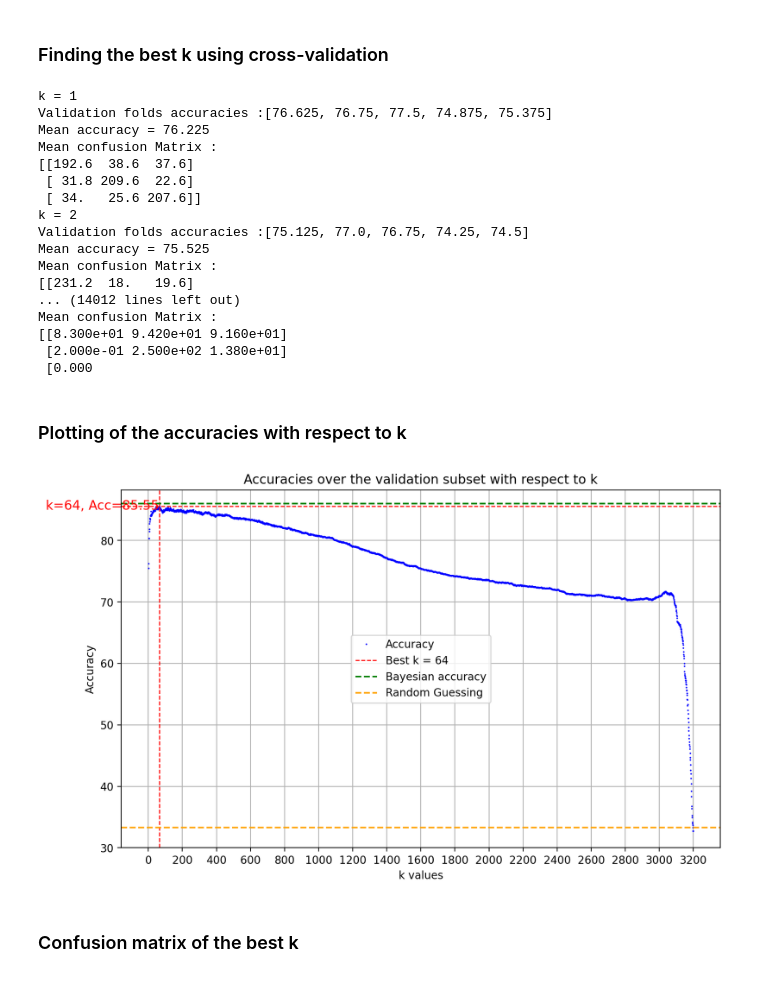
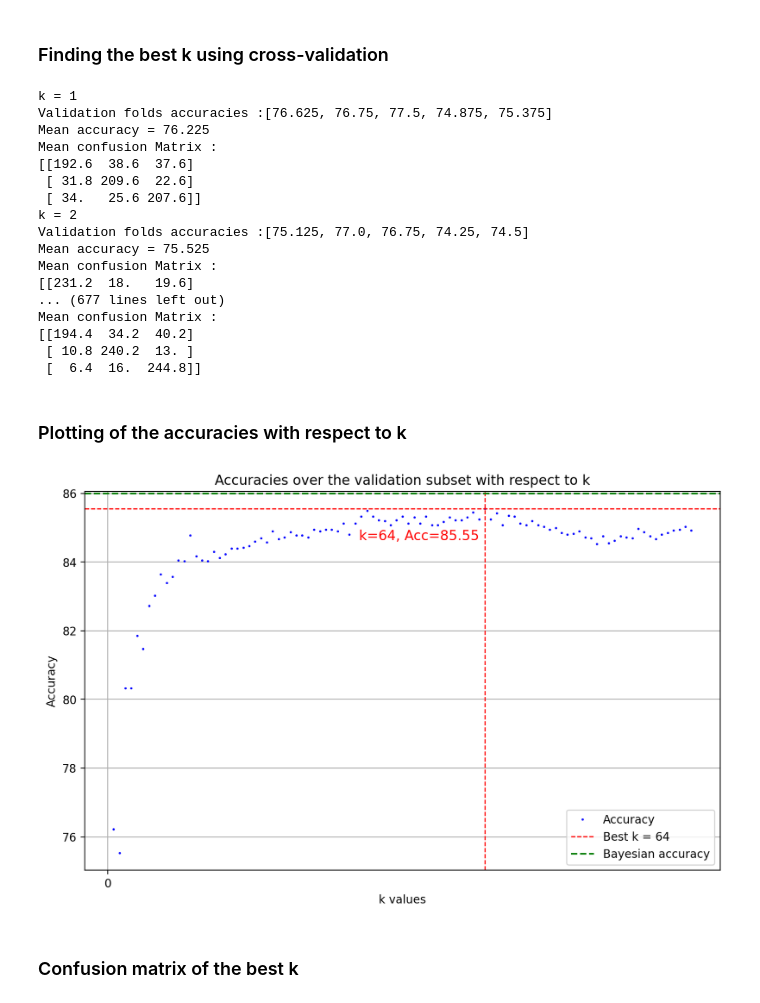
Before and after one commit to bapt-mat/Intro-to-Machine-Learning-Project, a Jupyter notebook: project.ipynb, the cells around one changed output. Cells and saved outputs as stored; diff of their text form; code cells hidden in the pictures.

```diff
--- a/project.ipynb
+++ b/project.ipynb
@@ -150,7 +155,10 @@ def knn(labels, k, distance_tab=None, new_input=None, features_set=None):
             dist_array = euclidian_dist_array(new_input, features_set)
 
     # Getting the k nearest distances
-    k_nearest_indices = np.argpartition(dist_array, k)[:k]
+    if len(dist_array) > k:
+        k_nearest_indices = np.argpartition(dist_array, k)[:k]
+    else :  #for CNN when there is only one element in features_set, maybe find a way to avoid this
+        k_nearest_indices = np.argsort(dist_array)
 
     # Get the labels of the k nearest neighbors
     classes = labels[k_nearest_indices].ravel()
@@ -284,7 +292,7 @@ def tuning_k(nb_folds, y_folds, k_range, list_dist_mat):
     return best_k, list_accuracies, list_confusion_matrices
 
 k_max = int(x_train.shape[0] - (x_train.shape[0] / nb_folds))
-k_range = range(1, k_max)
+k_range = range(1, 100)
 
 best_k, accuracies, confusion_matrices = tuning_k(nb_folds=nb_folds, y_folds=y_subsets, k_range=k_range, list_dist_mat=list_dist_mat)
 max_accuracy = max(accuracies)
@@ -301,33 +309,33 @@ Validation folds accuracies :[75.125, 77.0, 76.75, 74.25, 74.5]
 Mean accuracy = 75.525
 Mean confusion Matrix :
 [[231.2  18.   19.6]
-... (14012 lines left out)
+... (677 lines left out)
 Mean confusion Matrix :
-[[8.300e+01 9.420e+01 9.160e+01]
- [2.000e-01 2.500e+02 1.380e+01]
- [0.000
+[[194.4  34.2  40.2]
+ [ 10.8 240.2  13. ]
+ [  6.4  16.  244.8]]
 # %% [markdown]
 ### Plotting of the accuracies with respect to k
 # %%
 plt.figure(figsize=(10, 6), dpi=200)
-plt.plot(k_range, accuracies, label='Accuracy', marker='o', color='b',markersize=.5,linestyle='None')
+plt.plot(k_range, accuracies, label='Accuracy', marker='o', color='b',markersize=1,linestyle='None')
 plt.axvline(x=best_k, color='r', linestyle='--', linewidth=1, label=f'Best k = {best_k}')
 plt.axhline(y=max_accuracy, color='r', linestyle='--', linewidth=1)
 plt.axhline(y=86, color='g', linestyle='--', label=f'Bayesian accuracy')
-plt.axhline(y=(1/3*100), color='orange', linestyle='--', label=f'Random Guessing')
 plt.text(best_k-1, max_accuracy-1, f'k={best_k}, Acc={max_accuracy:.2f}',
          horizontalalignment='right', verticalalignment='bottom',
          color='red', fontsize=12)
 plt.xlabel('k values')
 plt.ylabel('Accuracy')
 plt.xticks(np.arange(0, max(k_range)+2, 200))
-plt.yticks(np.arange(30, 90, 10))
+#plt.yticks(np.arange(30, 90, 10))
+#plt.axhline(y=(1/3*100), color='orange', linestyle='--', label=f'Random Guessing')
 plt.grid(True)
 plt.legend()
 plt.title("Accuracies over the validation subset with respect to k")
 plt.show()
 # %% [output]
-[figure, old version]
+[figure, new version]
 # %% [markdown]
 ### Confusion matrix of the best k
 # %%
```
Also changed, not shown: parts of 6 cells of this notebook.
